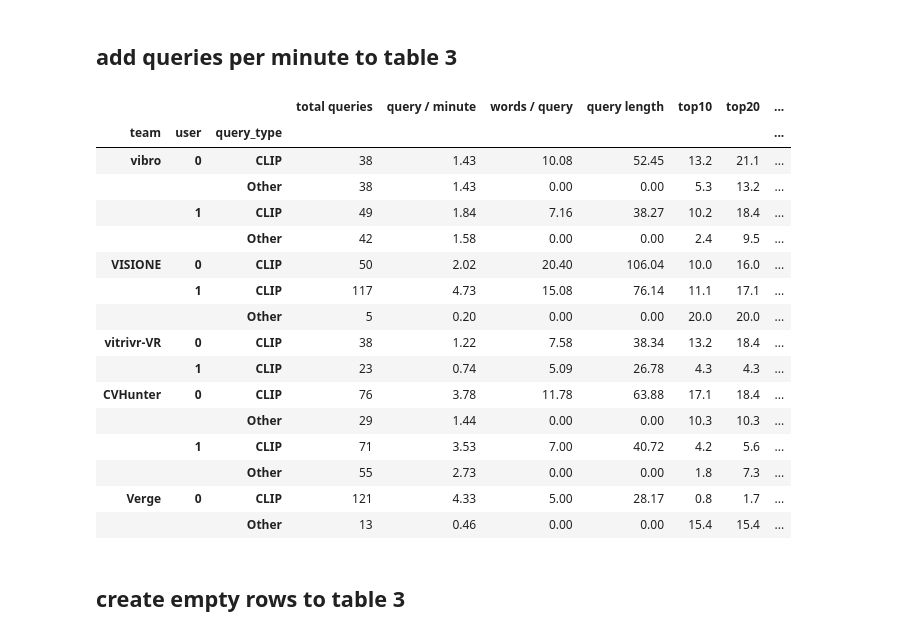
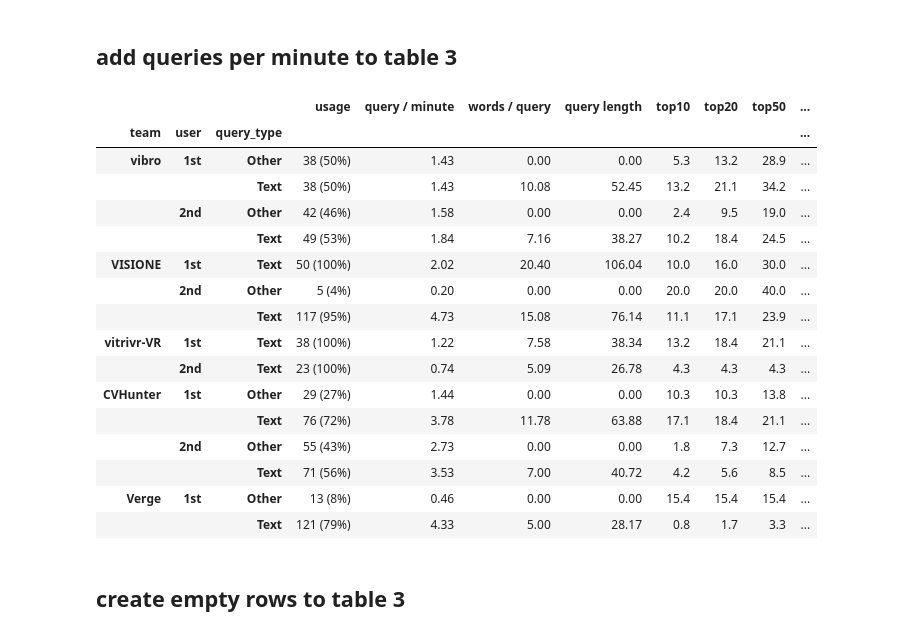
Before and after one commit to sauterl/VBS23-Post-Hoc-Analysis, a Jupyter notebook: src/python/notebooks/text_query_processing_2023.ipynb, the cells around one changed output. Cells and saved outputs as stored; diff of their text form; code cells hidden in the pictures.

```diff
--- a/src/python/notebooks/text_query_processing_2023.ipynb
+++ b/src/python/notebooks/text_query_processing_2023.ipynb
@@ -48,13 +48,15 @@ dataset["task_type"] = "visual"
 dataset.loc[dataset.task.str.contains("kis-t"),"task_type"] = "textual"
 
 dataset["query_type"] = "Other"
-dataset.loc[dataset.is_joint_embedding_text_query, "query_type"] = "CLIP"
+dataset.loc[dataset.is_joint_embedding_text_query, "query_type"] = "Text"
 
 dataset["QueryLen"] = -1
 dataset["QueryWords"] = -1
 
-dataset.loc[dataset["query_type"]=="CLIP","QueryLen"] = dataset.loc[dataset["query_type"]=="CLIP","value"].str.len()
-dataset.loc[dataset["query_type"]=="CLIP","QueryWords"] = dataset.loc[dataset["query_type"]=="CLIP","value"].str.split().str.len()
+dataset.loc[dataset["query_type"]=="Text","QueryLen"] = dataset.loc[dataset["query_type"]=="Text","value"].str.len()
+dataset.loc[dataset["query_type"]=="Text","QueryWords"] = dataset.loc[dataset["query_type"]=="Text","value"].str.split().str.len()
+
+dataset['user'] = dataset['user'].replace(0, '1st').replace(1, '2nd')
 
 dataset.head()
 # %% [output]
@@ -128,6 +140,7 @@ meanQueryStats = dataset.groupby(["team","user","query_type"])[["QueryWords","Qu
 queryCount = dataset.groupby(["team", "user", "query_type", "timestamp"])['task'].count().reset_index()
 queryCount = queryCount.groupby(["team", "user", "query_type"]).count()
 queryCount = queryCount['task']
+queryUsage = ((queryCount / dataset.groupby(["team", "user"])['task'].count())*100).round(1)
 
 # construct table
 restrData = dataset
@@ -140,6 +153,7 @@ top200 = restrData.loc[restrData.rank_shot_margin_0 < 200].groupby(["team","user
 top500 = restrData.loc[restrData.rank_shot_margin_0 < 500].groupby(["team","user","query_type"]).count()["rank_shot_margin_0"]
 
 resTab1 = pd.DataFrame({"total queries":queryCount,
+                        "queries usage":queryUsage,
                         "words / query": 0,
                         "query length": 0,
                         "top5":(top5/queryCount*100).round(1),
@@ -180,42 +194,45 @@ resTab1
 # %%
 # total availabe time to ask queries per team
 totTime = dataset.groupby(["team", "task"])[["correct_submission_time_ms"]].min().reset_index().groupby(["team"])["correct_submission_time_ms"].sum()
 
 # query per minute per user, team and query type
 queryPerMinute = queryCount/totTime*1000*60
 qpmdf = pd.DataFrame({"QPM": queryPerMinute})
 
 # table 3
 tab3 = resTab1.reset_index().set_index(['team', 'user', 'query_type'])
 
 # copy queries per minute column for all clip rows
 tab3["query / minute"] = qpmdf["QPM"]
 
 # Replace NaN values with zeros
 tab3 = tab3.fillna(0)
 
 # Replace -1 with 0
 tab3 = tab3.replace(-1, 0)
 
-tab3[["total queries", "query / minute","words / query","query length","top10","top20","top50","top100","top200"]].round(2)
+# combine query count and usage columns
+tab3["usage"] = tab3["total queries"].astype(str) + ' (' + tab3["queries usage"].astype(int).astype(str) + '%)'
+
+tab3[["usage", "query / minute","words / query","query length","top10","top20","top50","top100","top200"]].round(2)
 # %% [output]
-|  |  |  | total queries | query / minute | words / query | query length | top10 | top20 | ... |
-| team | user | query_type |  |  |  |  |  |  | ... |
-| vibro | 0 | CLIP | 38 | 1.43 | 10.08 | 52.45 | 13.2 | 21.1 | ... |
-|  |  | Other | 38 | 1.43 | 0.00 | 0.00 | 5.3 | 13.2 | ... |
-|  | 1 | CLIP | 49 | 1.84 | 7.16 | 38.27 | 10.2 | 18.4 | ... |
-|  |  | Other | 42 | 1.58 | 0.00 | 0.00 | 2.4 | 9.5 | ... |
-| VISIONE | 0 | CLIP | 50 | 2.02 | 20.40 | 106.04 | 10.0 | 16.0 | ... |
-|  | 1 | CLIP | 117 | 4.73 | 15.08 | 76.14 | 11.1 | 17.1 | ... |
-|  |  | Other | 5 | 0.20 | 0.00 | 0.00 | 20.0 | 20.0 | ... |
-| vitrivr-VR | 0 | CLIP | 38 | 1.22 | 7.58 | 38.34 | 13.2 | 18.4 | ... |
-|  | 1 | CLIP | 23 | 0.74 | 5.09 | 26.78 | 4.3 | 4.3 | ... |
-| CVHunter | 0 | CLIP | 76 | 3.78 | 11.78 | 63.88 | 17.1 | 18.4 | ... |
-|  |  | Other | 29 | 1.44 | 0.00 | 0.00 | 10.3 | 10.3 | ... |
-|  | 1 | CLIP | 71 | 3.53 | 7.00 | 40.72 | 4.2 | 5.6 | ... |
-|  |  | Other | 55 | 2.73 | 0.00 | 0.00 | 1.8 | 7.3 | ... |
-| Verge | 0 | CLIP | 121 | 4.33 | 5.00 | 28.17 | 0.8 | 1.7 | ... |
-|  |  | Other | 13 | 0.46 | 0.00 | 0.00 | 15.4 | 15.4 | ... |
+|  |  |  | usage | query / minute | words / query | query length | top10 | top20 | top50 | ... |
+| team | user | query_type |  |  |  |  |  |  |  | ... |
+| vibro | 1st | Other | 38 (50%) | 1.43 | 0.00 | 0.00 | 5.3 | 13.2 | 28.9 | ... |
+|  |  | Text | 38 (50%) | 1.43 | 10.08 | 52.45 | 13.2 | 21.1 | 34.2 | ... |
+|  | 2nd | Other | 42 (46%) | 1.58 | 0.00 | 0.00 | 2.4 | 9.5 | 19.0 | ... |
+|  |  | Text | 49 (53%) | 1.84 | 7.16 | 38.27 | 10.2 | 18.4 | 24.5 | ... |
+| VISIONE | 1st | Text | 50 (100%) | 2.02 | 20.40 | 106.04 | 10.0 | 16.0 | 30.0 | ... |
+|  | 2nd | Other | 5 (4%) | 0.20 | 0.00 | 0.00 | 20.0 | 20.0 | 40.0 | ... |
+|  |  | Text | 117 (95%) | 4.73 | 15.08 | 76.14 | 11.1 | 17.1 | 23.9 | ... |
+| vitrivr-VR | 1st | Text | 38 (100%) | 1.22 | 7.58 | 38.34 | 13.2 | 18.4 | 21.1 | ... |
+|  | 2nd | Text | 23 (100%) | 0.74 | 5.09 | 26.78 | 4.3 | 4.3 | 4.3 | ... |
+| CVHunter | 1st | Other | 29 (27%) | 1.44 | 0.00 | 0.00 | 10.3 | 10.3 | 13.8 | ... |
+|  |  | Text | 76 (72%) | 3.78 | 11.78 | 63.88 | 17.1 | 18.4 | 21.1 | ... |
+|  | 2nd | Other | 55 (43%) | 2.73 | 0.00 | 0.00 | 1.8 | 7.3 | 12.7 | ... |
+|  |  | Text | 71 (56%) | 3.53 | 7.00 | 40.72 | 4.2 | 5.6 | 8.5 | ... |
+| Verge | 1st | Other | 13 (8%) | 0.46 | 0.00 | 0.00 | 15.4 | 15.4 | 15.4 | ... |
+|  |  | Text | 121 (79%) | 4.33 | 5.00 | 28.17 | 0.8 | 1.7 | 3.3 | ... |
 # %% [markdown]
 ## create empty rows to table 3
 # %%
```
Also changed, not shown: parts of 9 cells of this notebook, 1 other file.
